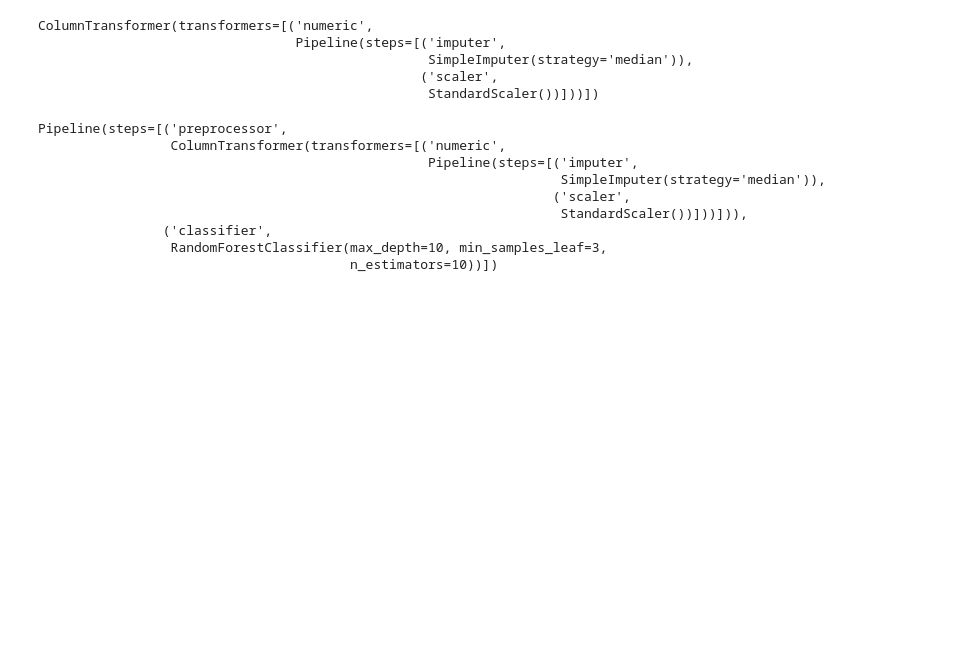
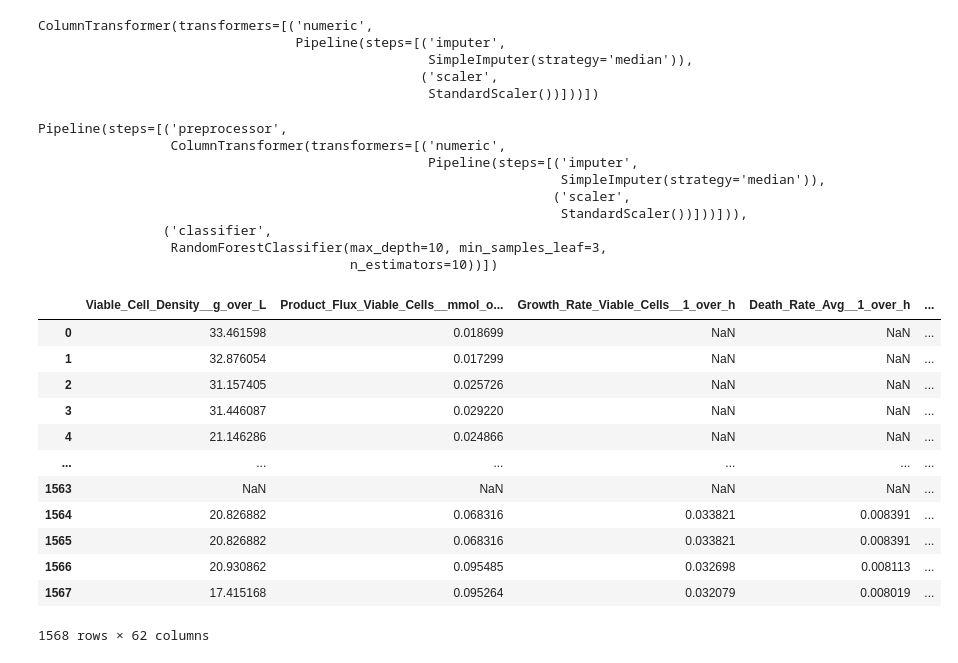
Before and after one commit to PrajP/aiplatform, a Jupyter notebook: analysis-2.ipynb, the cells around one changed output. Saved outputs shown, nothing was run; the diff lists cells and outputs as text; code cells hidden in the pictures; blank space fills up the shorter version.

```diff
--- a/analysis-2.ipynb
+++ b/analysis-2.ipynb
@@ -179,3 +179,21 @@ Pipeline(steps=[('preprocessor',
                 ('classifier',
                  RandomForestClassifier(max_depth=10, min_samples_leaf=3,
                                         n_estimators=10))])
+# %%
+%%bigquery
+SELECT *
+FROM `workshop3.fermentation_data`
+# %% [output]
+|  | Viable_Cell_Density__g_over_L | Product_Flux_Viable_Cells__mmol_o... | Growth_Rate_Viable_Cells__1_over_h | Death_Rate_Avg__1_over_h | ... |
+| 0 | 33.461598 | 0.018699 | NaN | NaN | ... |
+| 1 | 32.876054 | 0.017299 | NaN | NaN | ... |
+| 2 | 31.157405 | 0.025726 | NaN | NaN | ... |
+| 3 | 31.446087 | 0.029220 | NaN | NaN | ... |
+| 4 | 21.146286 | 0.024866 | NaN | NaN | ... |
+| ... | ... | ... | ... | ... | ... |
+| 1563 | NaN | NaN | NaN | NaN | ... |
+| 1564 | 20.826882 | 0.068316 | 0.033821 | 0.008391 | ... |
+| 1565 | 20.826882 | 0.068316 | 0.033821 | 0.008391 | ... |
+| 1566 | 20.930862 | 0.095485 | 0.032698 | 0.008113 | ... |
+| 1567 | 17.415168 | 0.095264 | 0.032079 | 0.008019 | ... |
+1568 rows × 62 columns
```
Also changed, not shown: 1 other file.
